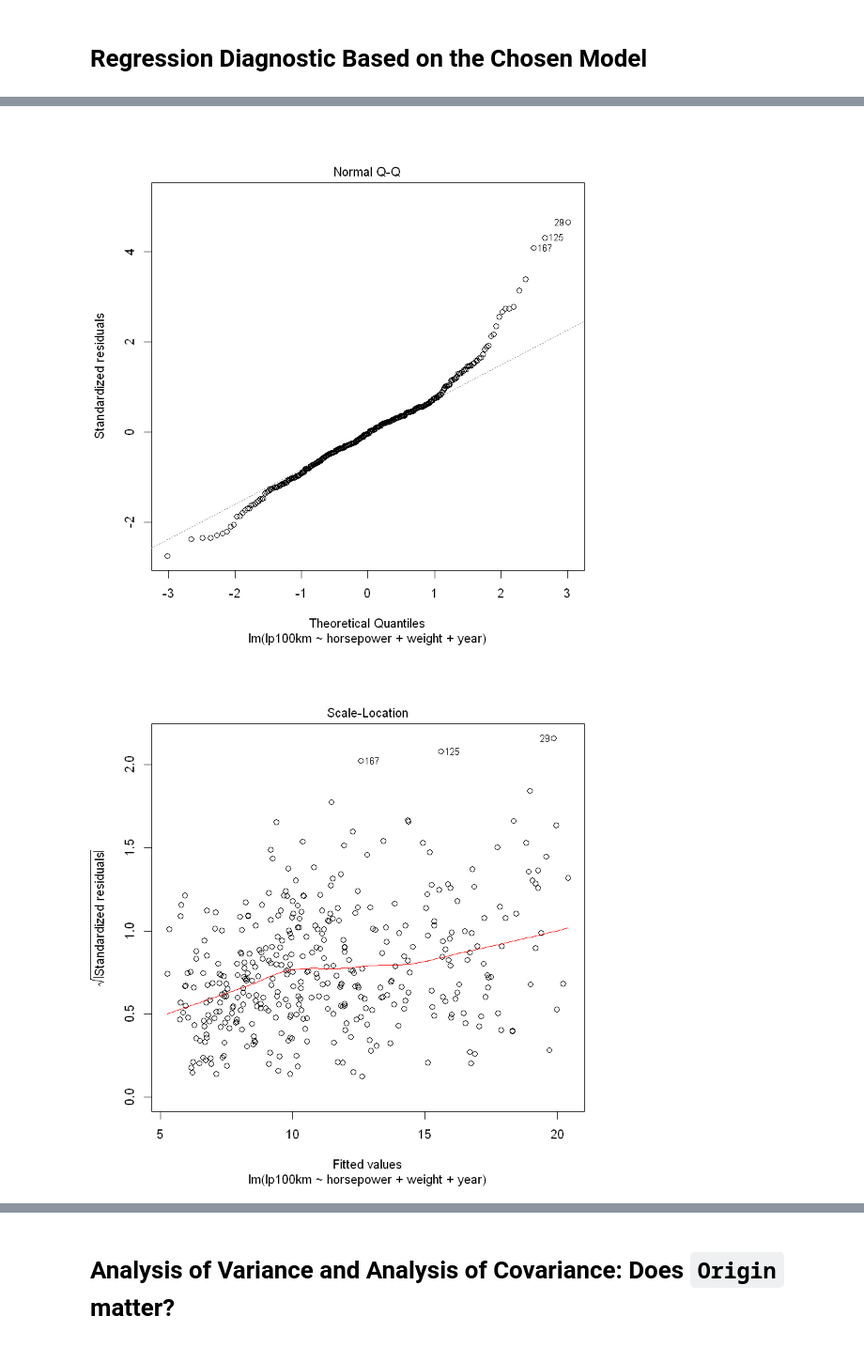
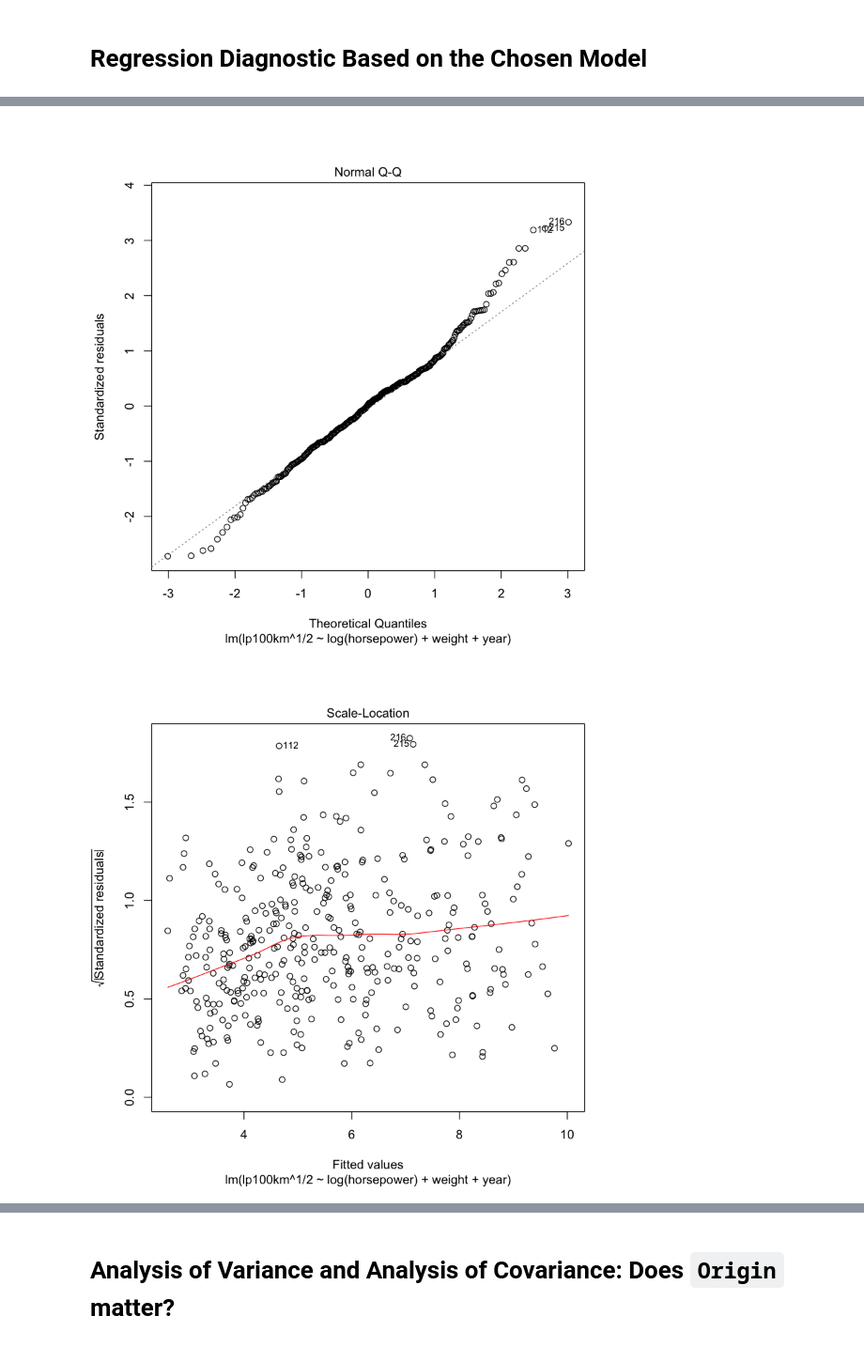
Before and after one commit to KillingVectorField/STA232-Final-Project, a Jupyter notebook: mpg.ipynb, the cells around one changed output, grey strips where cells are left out. Shown at 94% size. Cells and saved outputs as stored; diff of their text form; code cells hidden in the pictures.

```diff
--- a/mpg.ipynb
+++ b/mpg.ipynb
@@ -135,0 +135,26 @@ A data.frame: 8 × 3
+# %%
+###############################################
+##### Stepwise regression using AIC criterion #######
+
+lm.dat = lm(lp100km~.,data=mpg[,-c(1,9)])
+
+## Forward selection-based stepwise regression with AIC criterion
+lm.forward.AIC = step(lm.dat,k=2,direction="forward",test="F")
+
+## Backward elimination-based stepwise regression with AIC criterion
+lm.backward.AIC = step(lm.dat,k=2,direction="backward",test="F")
+
+## Forward stepwise (forward selection and backward elimination) regression with AIC criterion
+lm.both.AIC = step(lm.dat,k=2,direction="both",test="F")
+
+#######
+##### Stepwise regression using BIC criterion #######
+
+## Forward selection-based stepwise regression with BIC criterion
+#lm.forward.BIC = step(lm.dat,k=log(n),direction="forward",test="F")
+
+## Backward elimination-based stepwise regression with BIC criterion
+lm.backward.BIC = step(lm.dat,k=log(nrow(mpg)),direction="backward",test="F")
+
+## Forward stepwise (forward selection and backward elimination) regression with BIC criterion
+lm.both.BIC = step(lm.dat,k=log(nrow(mpg)),direction="both",test="F")
@@ -136,7 +179,9 @@ A data.frame: 8 × 3
 # %% [markdown]
 Therefore, the chosen model is the one with three predictors: `horsepower`, `weight`, and `year`.
 # %%
-summary(lm.chosen<-lm(lp100km~horsepower+weight+year,data=mpg))
+lm.chosen<-lm(lp100km~horsepower+weight+year,data=mpg)
+summary(lm.chosen)
+plot(lm.chosen,which = 1:6)
 # %% [output]
 Call:
 lm(formula = lp100km ~ horsepower + weight + year, data = mpg)
@@ -161,0 +225,4 @@ F-statistic: 956.8 on 3 and 388 DF,  p-value: < 2.2e-16
+# %%
+mpg=mpg[-c(27,29,124,154,165),]
+lm.fit1=lm(lp100km~horsepower+weight+year,data=mpg)
+summary(lm.fit1)
@@ -161,0 +260,7 @@ F-statistic: 956.8 on 3 and 388 DF,  p-value: < 2.2e-16
+# %%
+MASS::boxcox(lp100km~horsepower+weight+year,data=mpg1)
+MASS::boxcox(horsepower~lp100km+weight+year,data=mpg1)
+MASS::boxcox(weight~horsepower+lp100km+year,data=mpg1)
+
+lm.fit3=lm(lp100km^1/2~log(horsepower)+weight+year,data=mpg1)
+summary(lm.fit3)
@@ -162,3 +290,3 @@ F-statistic: 956.8 on 3 and 388 DF,  p-value: < 2.2e-16
 # %%
-plot(lm.chosen)
+plot(lm.fit3)
 # %% [output]
@@ -166,2 +294,2 @@ plot(lm.chosen)
-[figure, old version]
+[figure, new version]
-[figure, old version]
+[figure, new version]
```
Also changed, not shown: parts of 28 cells of this notebook.
